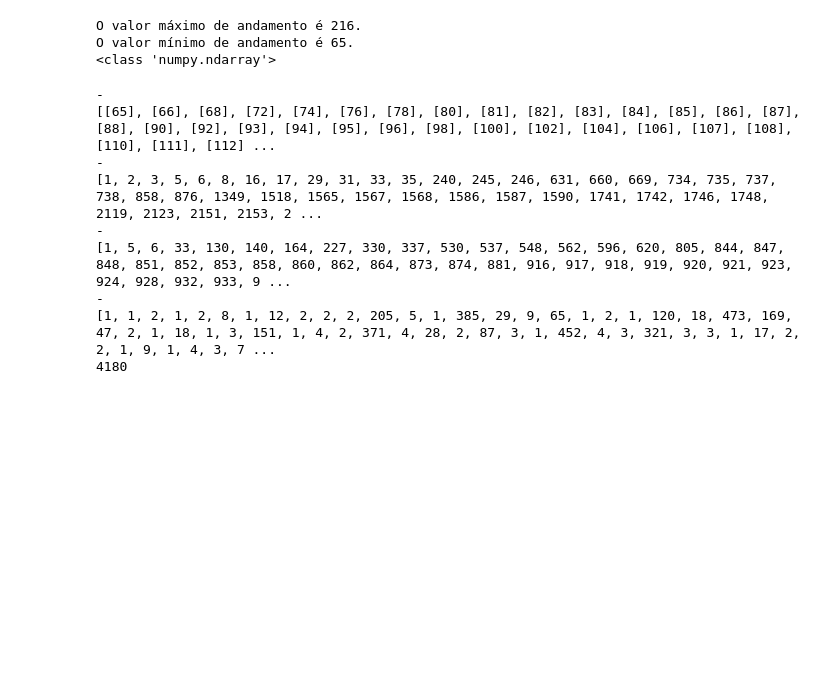
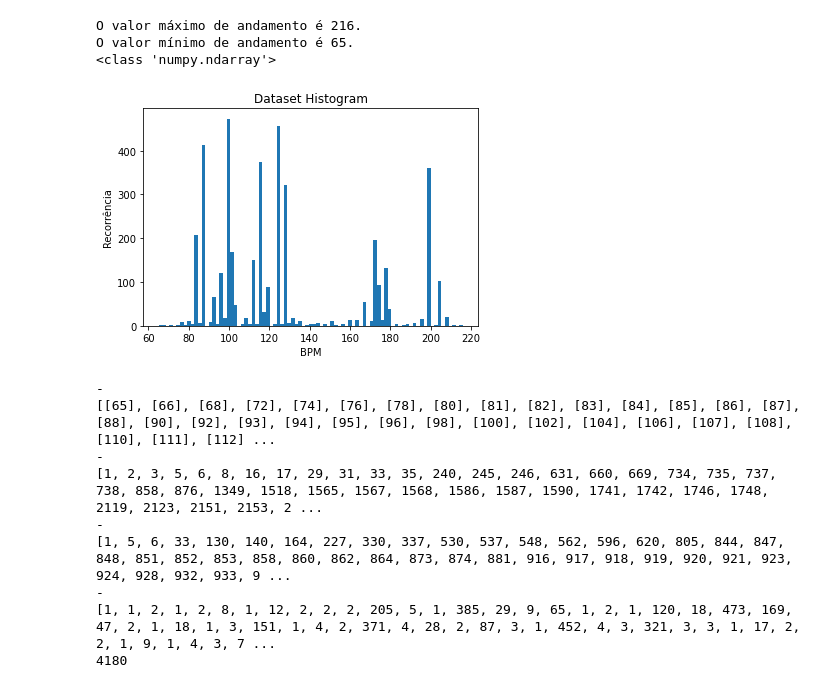
Before and after one commit to GPAD-UFBA/CNNPeDF, a Jupyter notebook: PreProCNN.ipynb, the cells around one changed output. Drawn from its saved outputs; the diff is of its cells as text; code cells hidden in the pictures; blank space fills up the shorter version.

```diff
--- a/PreProCNN.ipynb
+++ b/PreProCNN.ipynb
@@ -67,6 +68,14 @@ print(type(y))
 O valor máximo de andamento é 216.
 O valor mínimo de andamento é 65.
 <class 'numpy.ndarray'>
+# %%
+plt.hist(y,bins=85)
+plt.title("Dataset Histogram")
+plt.xlabel("BPM")
+plt.ylabel("Recorrência")
+plt.show()
+# %% [output]
+[figure, added]
 # %%
 aux2 = y.tolist()
 print("-")
```
Also changed, not shown: parts of 7 cells of this notebook, 3 other files.
